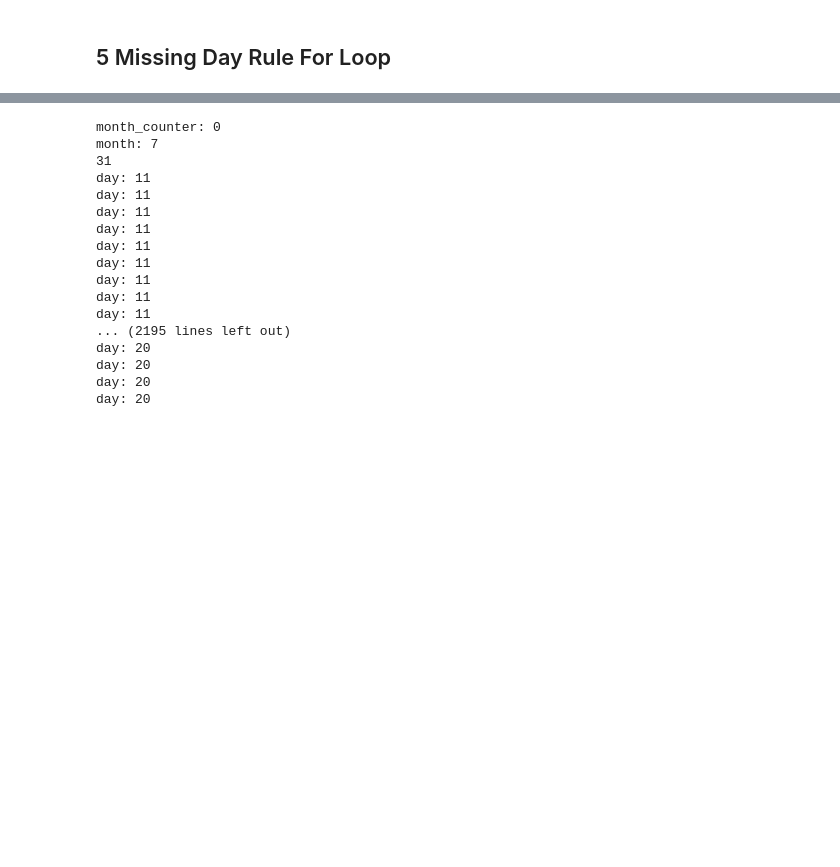
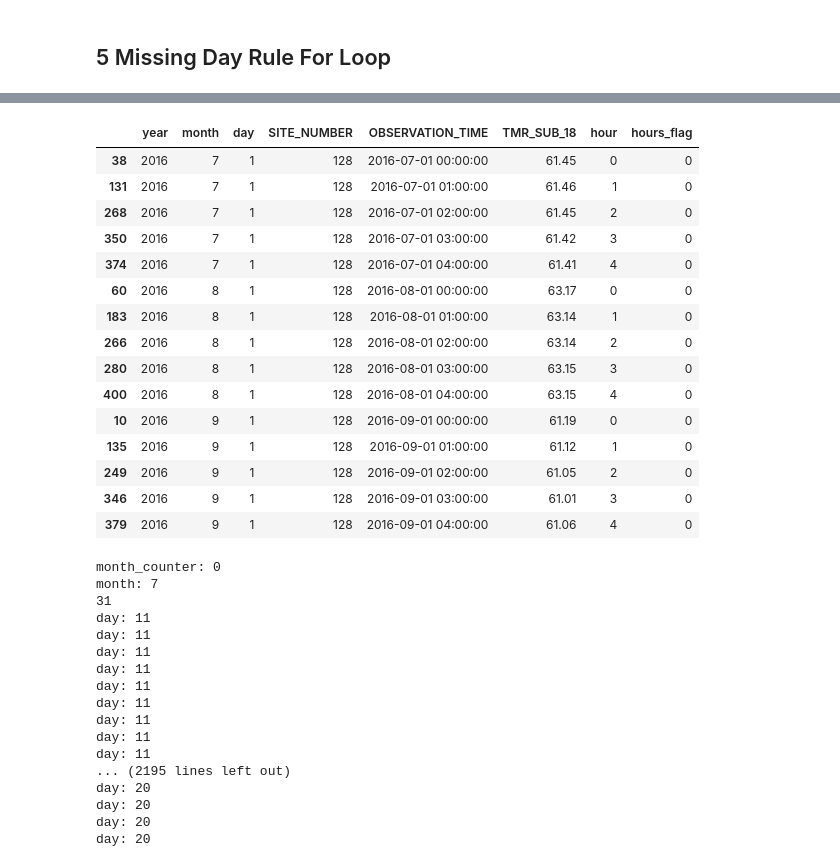
Before and after one commit to erikjamesmason/Temperature_Data_Probe, a Jupyter notebook: Temp_data_probe_Script.ipynb, the cells around one changed output, grey strips where cells are left out. Drawn from its saved outputs; the diff is of its cells as text; code cells hidden in the pictures; blank space fills up the shorter version.

```diff
--- a/Temp_data_probe_Script.ipynb
+++ b/Temp_data_probe_Script.ipynb
@@ -457,3 +503,24 @@ calendar.monthlen(yy,mm)
+# %%
+month_group = reindex_df_test.groupby(['year','month'])
+# %%
+month_group.head()
+# %% [output]
+|  | year | month | day | SITE_NUMBER | OBSERVATION_TIME | TMR_SUB_18 | hour | hours_flag |
+| 38 | 2016 | 7 | 1 | 128 | 2016-07-01 00:00:00 | 61.45 | 0 | 0 |
+| 131 | 2016 | 7 | 1 | 128 | 2016-07-01 01:00:00 | 61.46 | 1 | 0 |
+| 268 | 2016 | 7 | 1 | 128 | 2016-07-01 02:00:00 | 61.45 | 2 | 0 |
+| 350 | 2016 | 7 | 1 | 128 | 2016-07-01 03:00:00 | 61.42 | 3 | 0 |
+| 374 | 2016 | 7 | 1 | 128 | 2016-07-01 04:00:00 | 61.41 | 4 | 0 |
+| 60 | 2016 | 8 | 1 | 128 | 2016-08-01 00:00:00 | 63.17 | 0 | 0 |
+| 183 | 2016 | 8 | 1 | 128 | 2016-08-01 01:00:00 | 63.14 | 1 | 0 |
+| 266 | 2016 | 8 | 1 | 128 | 2016-08-01 02:00:00 | 63.14 | 2 | 0 |
+| 280 | 2016 | 8 | 1 | 128 | 2016-08-01 03:00:00 | 63.15 | 3 | 0 |
+| 400 | 2016 | 8 | 1 | 128 | 2016-08-01 04:00:00 | 63.15 | 4 | 0 |
+| 10 | 2016 | 9 | 1 | 128 | 2016-09-01 00:00:00 | 61.19 | 0 | 0 |
+| 135 | 2016 | 9 | 1 | 128 | 2016-09-01 01:00:00 | 61.12 | 1 | 0 |
+| 249 | 2016 | 9 | 1 | 128 | 2016-09-01 02:00:00 | 61.05 | 2 | 0 |
+| 346 | 2016 | 9 | 1 | 128 | 2016-09-01 03:00:00 | 61.01 | 3 | 0 |
+| 379 | 2016 | 9 | 1 | 128 | 2016-09-01 04:00:00 | 61.06 | 4 | 0 |
 # %%
 year_counter = 0
 month_counter = 0
```
Also changed, not shown: parts of 2 cells of this notebook.
